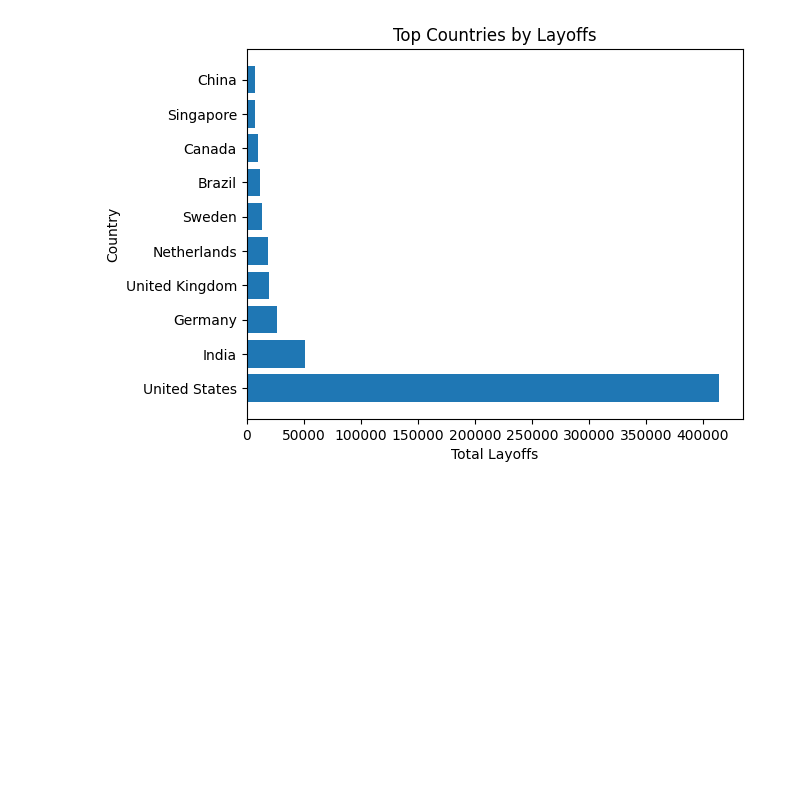
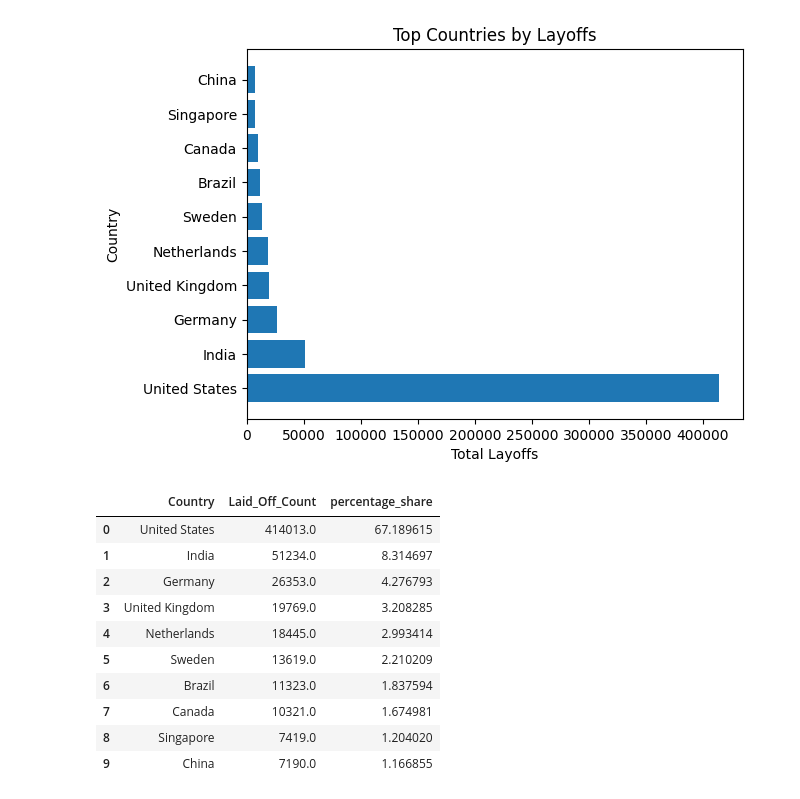
Before and after one commit to riddhikale/Tech-Layoffs, a Jupyter notebook: notebooks/eda.ipynb, the cells around one changed output. Drawn from its saved outputs; the diff is of its cells as text; code cells hidden in the pictures; blank space fills up the shorter version.

Commit message:
country wise percentage share of total layoffs calculation

```diff
--- a/notebooks/eda.ipynb
+++ b/notebooks/eda.ipynb
@@ -311,3 +311,23 @@ plt.ylabel("Country")
 plt.show()
 # %% [output]
 [figure]
+# %%
+total_layoffs = df['Laid_Off_Count'].sum()
+
+country_layoffs['percentage_share'] = (
+    country_layoffs['Laid_Off_Count'] / total_layoffs
+) * 100
+
+country_layoffs.head(10)
+# %% [output]
+|  | Country | Laid_Off_Count | percentage_share |
+| 0 | United States | 414013.0 | 67.189615 |
+| 1 | India | 51234.0 | 8.314697 |
+| 2 | Germany | 26353.0 | 4.276793 |
+| 3 | United Kingdom | 19769.0 | 3.208285 |
+| 4 | Netherlands | 18445.0 | 2.993414 |
+| 5 | Sweden | 13619.0 | 2.210209 |
+| 6 | Brazil | 11323.0 | 1.837594 |
+| 7 | Canada | 10321.0 | 1.674981 |
+| 8 | Singapore | 7419.0 | 1.204020 |
+| 9 | China | 7190.0 | 1.166855 |
```
